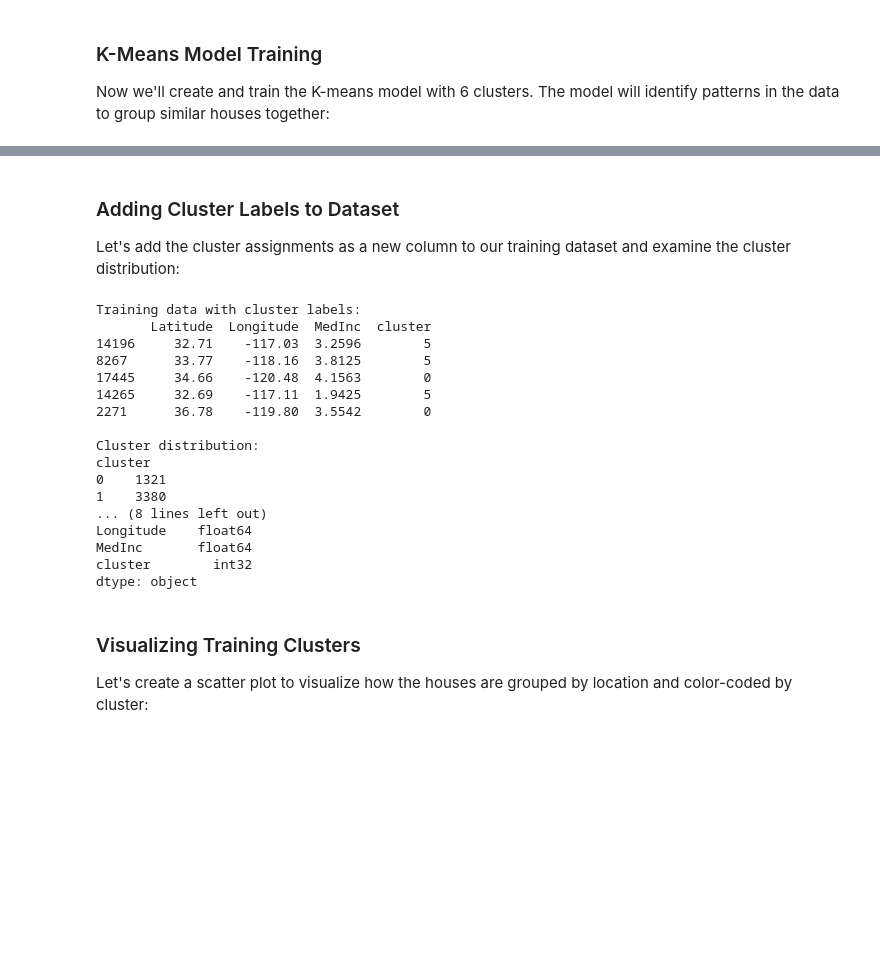
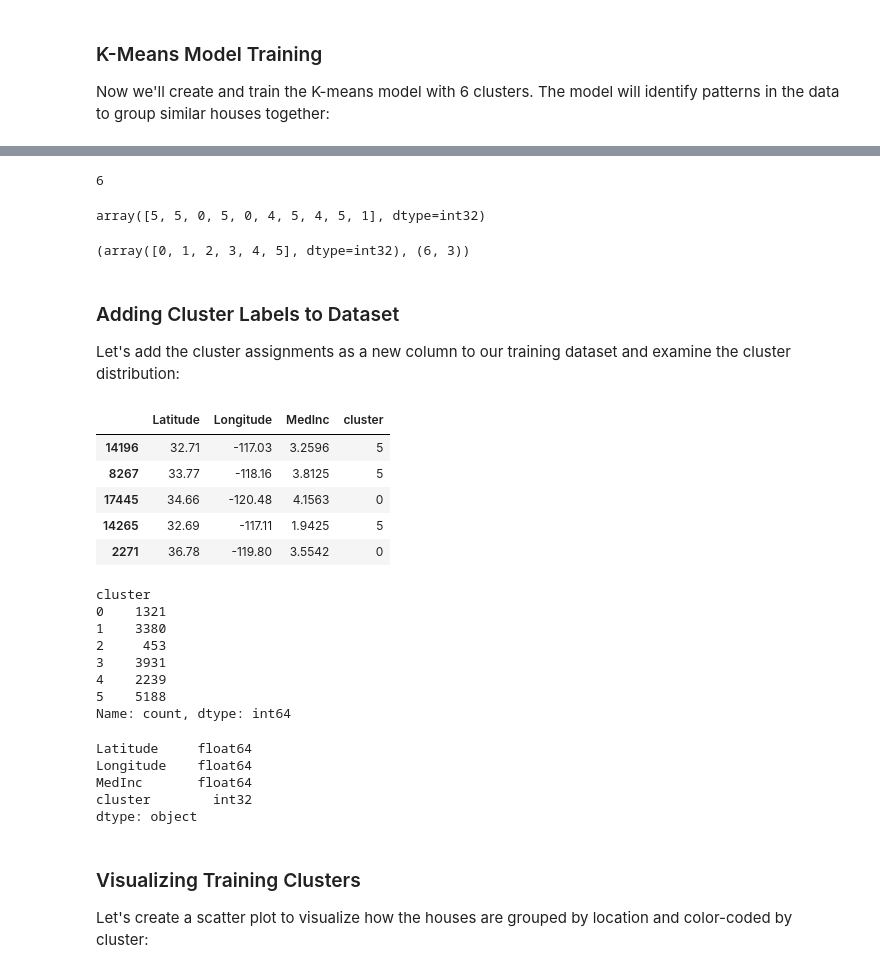
Before and after one commit to 4GeeksAcademy/tgedin_machine_learning_python_template, a Jupyter notebook: src/09-k-means.ipynb, the cells around one changed output, grey strips where cells are left out. Drawn from its saved outputs; the diff is of its cells as text; code cells hidden in the pictures; blank space fills up the shorter version.

```diff
--- a/src/09-k-means.ipynb
+++ b/src/09-k-means.ipynb
@@ -372,3 +383,18 @@ Cluster centers shape: (6, 3)
+# %%
+# Display K-means model information
+kmeans.n_clusters
+# %% [output]
+6
+# %%
+# Display first 10 cluster labels
+train_clusters[:10]
+# %% [output]
+array([5, 5, 0, 5, 0, 4, 5, 4, 5, 1], dtype=int32)
+# %%
+# Display unique cluster labels and cluster centers shape
+np.unique(train_clusters), kmeans.cluster_centers_.shape
+# %% [output]
+(array([0, 1, 2, 3, 4, 5], dtype=int32), (6, 3))
 # %% [markdown]
 ### Adding Cluster Labels to Dataset
 
@@ -377,36 +403,38 @@ Let's add the cluster assignments as a new column to our training dataset and ex
 # Create a copy of the training data and add cluster labels
 X_train_clustered = X_train.copy()
 X_train_clustered['cluster'] = train_clusters
-
-print("Training data with cluster labels:")
-print(X_train_clustered.head())
-
-# Check cluster distribution
-print("\nCluster distribution:")
-cluster_counts = X_train_clustered['cluster'].value_counts().sort_index()
-print(cluster_counts)
-
-# Check data types
-print("\nData types:")
-print(X_train_clustered.dtypes)
-# %% [output]
-Training data with cluster labels:
-       Latitude  Longitude  MedInc  cluster
-14196     32.71    -117.03  3.2596        5
-8267      33.77    -118.16  3.8125        5
-17445     34.66    -120.48  4.1563        0
-14265     32.69    -117.11  1.9425        5
-2271      36.78    -119.80  3.5542        0
-
-Cluster distribution:
-cluster
-0    1321
-1    3380
-... (8 lines left out)
-Longitude    float64
-MedInc       float64
-cluster        int32
-dtype: object
+# %%
+# Display training data with cluster labels
+X_train_clustered.head()
+# %% [output]
+|  | Latitude | Longitude | MedInc | cluster |
+| 14196 | 32.71 | -117.03 | 3.2596 | 5 |
+| 8267 | 33.77 | -118.16 | 3.8125 | 5 |
+| 17445 | 34.66 | -120.48 | 4.1563 | 0 |
+| 14265 | 32.69 | -117.11 | 1.9425 | 5 |
+| 2271 | 36.78 | -119.80 | 3.5542 | 0 |
+# %%
+# Check cluster distribution
+cluster_counts = X_train_clustered['cluster'].value_counts().sort_index()
+cluster_counts
+# %% [output]
+cluster
+0    1321
+1    3380
+2     453
+3    3931
+4    2239
+5    5188
+Name: count, dtype: int64
+# %%
+# Check data types
+X_train_clustered.dtypes
+# %% [output]
+Latitude     float64
+Longitude    float64
+MedInc       float64
+cluster        int32
+dtype: object
 # %% [markdown]
 ### Visualizing Training Clusters
 
```
Also changed, not shown: parts of 51 cells of this notebook, 1 other file.
